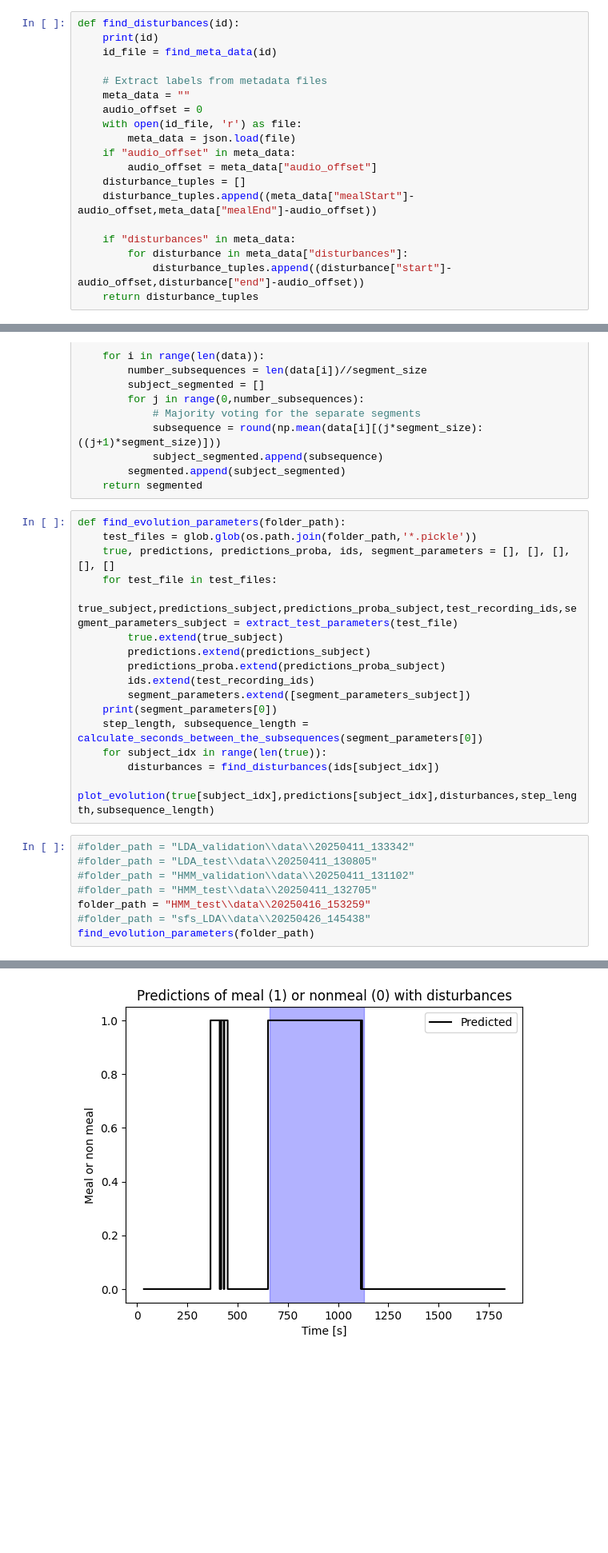
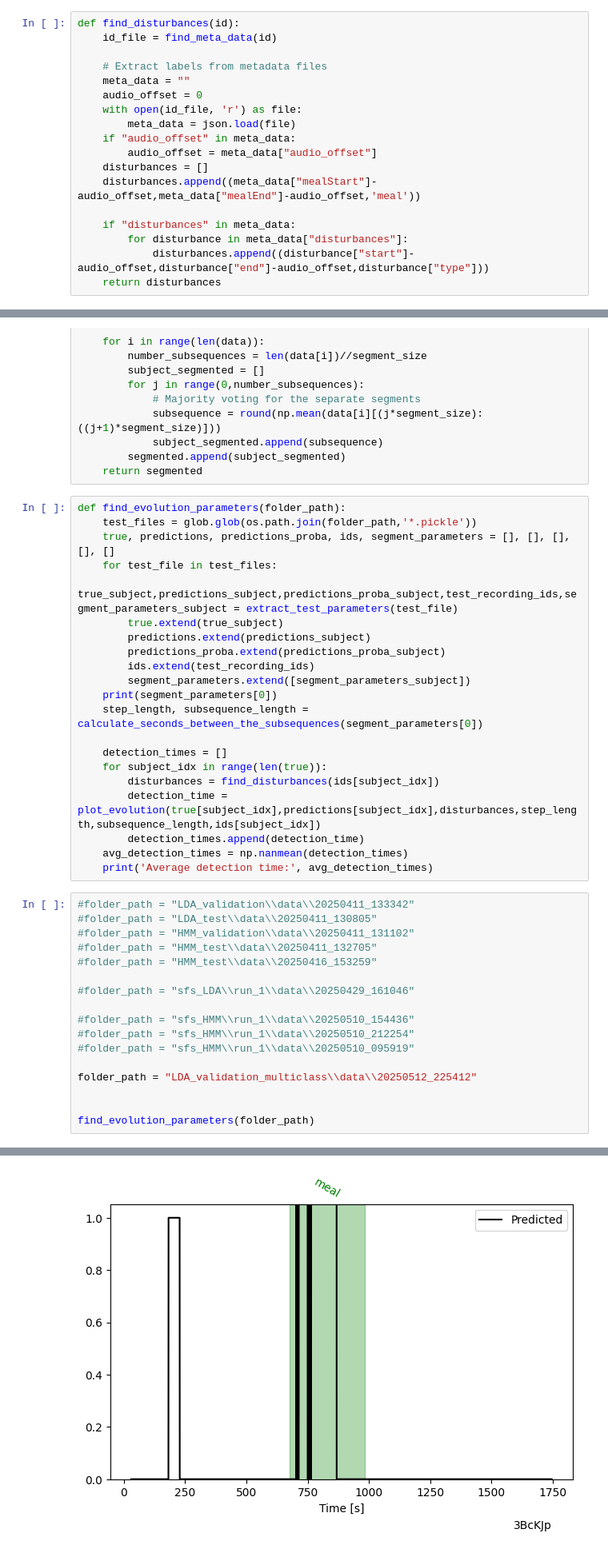
Before and after one commit to Majager/master_ML, a Jupyter notebook: Results/Analyze_results.ipynb, the cells around one changed output, grey strips where cells are left out. Shown at 80% size. Drawn from its saved outputs; the diff is of its cells as text; blank space fills up the shorter version.

```diff
--- a/Results/Analyze_results.ipynb
+++ b/Results/Analyze_results.ipynb
@@ -155,7 +182,6 @@ def find_meta_data(id):
     return None
 # %%
 def find_disturbances(id):
-    print(id)
     id_file = find_meta_data(id)
 
     # Extract labels from metadata files
@@ -165,11 +191,11 @@ def find_disturbances(id):
         meta_data = json.load(file)
     if "audio_offset" in meta_data:
         audio_offset = meta_data["audio_offset"]
-    disturbance_tuples = []
-    disturbance_tuples.append((meta_data["mealStart"]-audio_offset,meta_data["mealEnd"]-audio_offset))
+    disturbances = []
+    disturbances.append((meta_data["mealStart"]-audio_offset,meta_data["mealEnd"]-audio_offset,'meal'))
 
     if "disturbances" in meta_data:
         for disturbance in meta_data["disturbances"]:
-            disturbance_tuples.append((disturbance["start"]-audio_offset,disturbance["end"]-audio_offset))
-    return disturbance_tuples
+            disturbances.append((disturbance["start"]-audio_offset,disturbance["end"]-audio_offset,disturbance["type"]))
+    return disturbances
 # %%
@@ -227,15 +260,29 @@ def find_evolution_parameters(folder_path):
         segment_parameters.extend([segment_parameters_subject])
     print(segment_parameters[0])
     step_length, subsequence_length = calculate_seconds_between_the_subsequences(segment_parameters[0])
+
+    detection_times = []
     for subject_idx in range(len(true)):
         disturbances = find_disturbances(ids[subject_idx])
-        plot_evolution(true[subject_idx],predictions[subject_idx],disturbances,step_length,subsequence_length)
+        detection_time = plot_evolution(true[subject_idx],predictions[subject_idx],disturbances,step_length,subsequence_length,ids[subject_idx])
+        detection_times.append(detection_time)
+    avg_detection_times = np.nanmean(detection_times)
+    print('Average detection time:', avg_detection_times)
 # %%
 #folder_path = "LDA_validation\\data\\20250411_133342"
 #folder_path = "LDA_test\\data\\20250411_130805"
 #folder_path = "HMM_validation\\data\\20250411_131102"
 #folder_path = "HMM_test\\data\\20250411_132705"
-folder_path = "HMM_test\\data\\20250416_153259"
-#folder_path = "sfs_LDA\\data\\20250426_145438"
+#folder_path = "HMM_test\\data\\20250416_153259"
+
+#folder_path = "sfs_LDA\\run_1\\data\\20250429_161046"
+
+#folder_path = "sfs_HMM\\run_1\\data\\20250510_154436"
+#folder_path = "sfs_HMM\\run_1\\data\\20250510_212254"
+#folder_path = "sfs_HMM\\run_1\\data\\20250510_095919"
+
+folder_path = "LDA_validation_multiclass\\data\\20250512_225412"
+
+
 find_evolution_parameters(folder_path)
 # %% [output]
@@ -261 +291 @@ Detection time: 44.504045422285344
-[figure, old version]
+[figure, new version]
```
Also changed, not shown: parts of 7 cells of this notebook, 14 other files.
